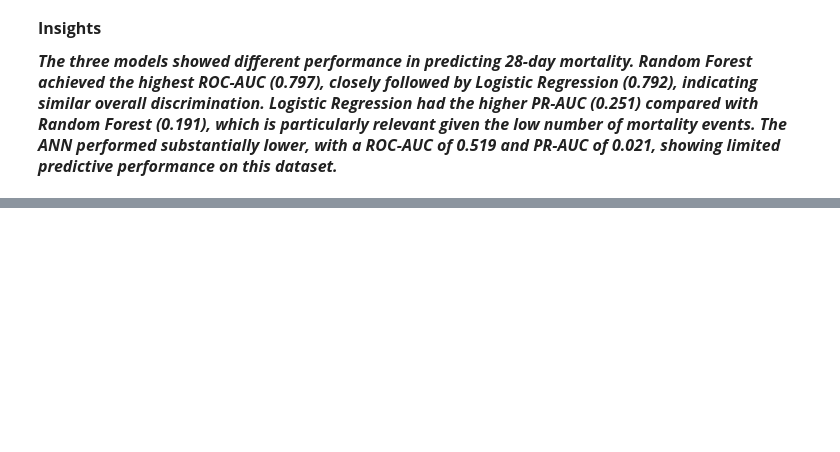
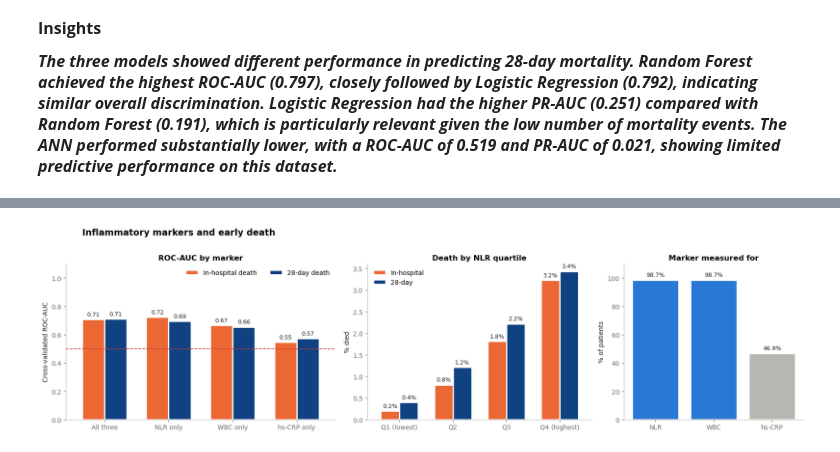
Before and after one commit to SaranyaShanmugam2026/Team2_PythonPioneers_PythonHackathon_Sep_2026, a Jupyter notebook: Team2_PythonPioneers_4.Predictive_Analysis.ipynb, the cells around one changed output, grey strips where cells are left out. Drawn from its saved outputs; the diff is of its cells as text; code cells hidden in the pictures; blank space fills up the shorter version.

```diff
--- a/Team2_PythonPioneers_4.Predictive_Analysis.ipynb
+++ b/Team2_PythonPioneers_4.Predictive_Analysis.ipynb
@@ -1770,0 +2197,23 @@ The ANN performed substantially lower, with a ROC-AUC of 0.519 and PR-AUC of 0.0
+# %%
+print("Missing values (% of patients):")
+print((df[["hs_crp", "white_blood_cell", "nlr"]].isna().mean()*100).round(1), "\n")
+
+targets16 = {"In-hospital death": "in_hospital_death", "28-day death": "death_within_28_days"}
+marker_sets = {"All three": ["hs_crp_log", "hs_crp_missing", "wbc_log", "nlr_log"],
+               "NLR only": ["nlr_log"], "WBC only": ["wbc_log"], "hs-CRP only": ["hs_crp_log", "hs_crp_missing"]}
+rows = []
+for tname, t in targets16.items():
+    for mname, cols in marker_sets.items():
+        r = evaluate(df, cols, t, repeats=10)
+        rows.append({"Outcome": tname, "Markers": mname, "ROC-AUC": r["ROC-AUC"], "± SD": r["± SD"], "PR-AUC": r["PR-AUC"], "Event rate": r["Event rate"]})
+res16 = pd.DataFrame(rows)
+print(res16.to_string(index=False))
+
+# Odds ratio per 1 log-unit (patients with complete NLR and WBC)
+lr16 = LogisticRegression(C=100, max_iter=3000).fit(df[["nlr_log", "wbc_log"]].fillna(df[["nlr_log", "wbc_log"]].median()), df["death_within_28_days"])
+print("\nOdds ratio per 1 log-unit (28-day death):", dict(zip(["NLR", "WBC"], np.exp(lr16.coef_[0]).round(2))))
+
+df["nlr_quartile"] = pd.qcut(df["nlr"], 4, labels=["Q1 (lowest)", "Q2", "Q3", "Q4 (highest)"])
+nlr_q = df.groupby("nlr_quartile")[["in_hospital_death", "death_within_28_days"]].mean().mul(100)
+print("\nDeath % by NLR quartile:\n", nlr_q.round(1))
+print("\nNLR quartile cut-offs:", df["nlr"].quantile([.25, .5, .75]).round(2).tolist())
@@ -1770,0 +2238,14 @@ The ANN performed substantially lower, with a ROC-AUC of 0.519 and PR-AUC of 0.0
+# %%
+fig, ax = plt.subplots(1, 3, figsize=(17, 4.5), gridspec_kw={"width_ratios": [1.2, 1, 0.8]})
+piv = res16.pivot(index="Markers", columns="Outcome", values="ROC-AUC").reindex(["All three", "NLR only", "WBC only", "hs-CRP only"])
+piv[["In-hospital death", "28-day death"]].plot(kind="bar", ax=ax[0], color=[ORANGE, RAMP[4]], rot=0, width=0.7, edgecolor="white", linewidth=2)
+label_bars(ax[0], "{:.2f}"); ax[0].axhline(0.5, color=REF, ls="--", lw=1.2)
+ax[0].set(title="ROC-AUC by marker", ylabel="Cross-validated ROC-AUC", ylim=(0, 1.1), xlabel=""); ax[0].legend(loc="upper right", ncol=2)
+nlr_q.plot(kind="bar", ax=ax[1], color=[ORANGE, RAMP[4]], rot=0, width=0.7, edgecolor="white", linewidth=2)
+label_bars(ax[1]); ax[1].set(title="Death by NLR quartile", ylabel="% died", xlabel=""); ax[1].legend(["In-hospital", "28-day"])
+avail = (df[["nlr", "white_blood_cell", "hs_crp"]].notna().mean()*100).rename({"nlr": "NLR", "white_blood_cell": "WBC", "hs_crp": "hs-CRP"})
+ax[2].bar(avail.index, avail, color=[BLUE, BLUE, NEUTRAL], edgecolor="white", linewidth=2); label_bars(ax[2])
+ax[2].set(title="Marker measured for", ylabel="% of patients", ylim=(0, 110))
+suptitle(fig, "Inflammatory markers and early death"); plt.tight_layout(); plt.show()
+# %% [output]
+[figure, added]
```
Also changed, not shown: parts of 35 cells of this notebook.
